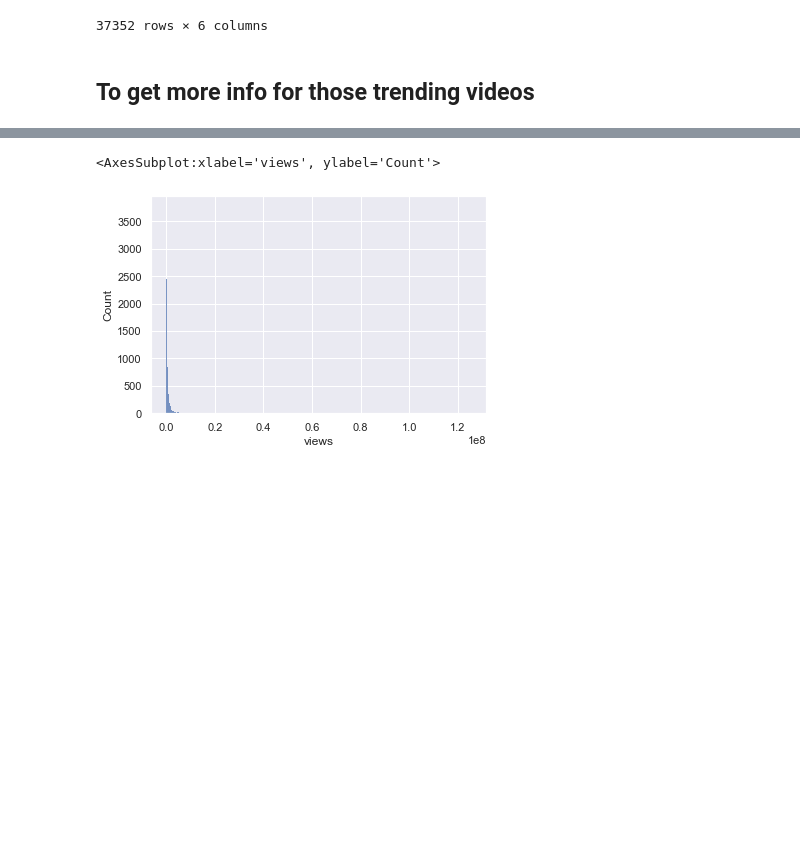
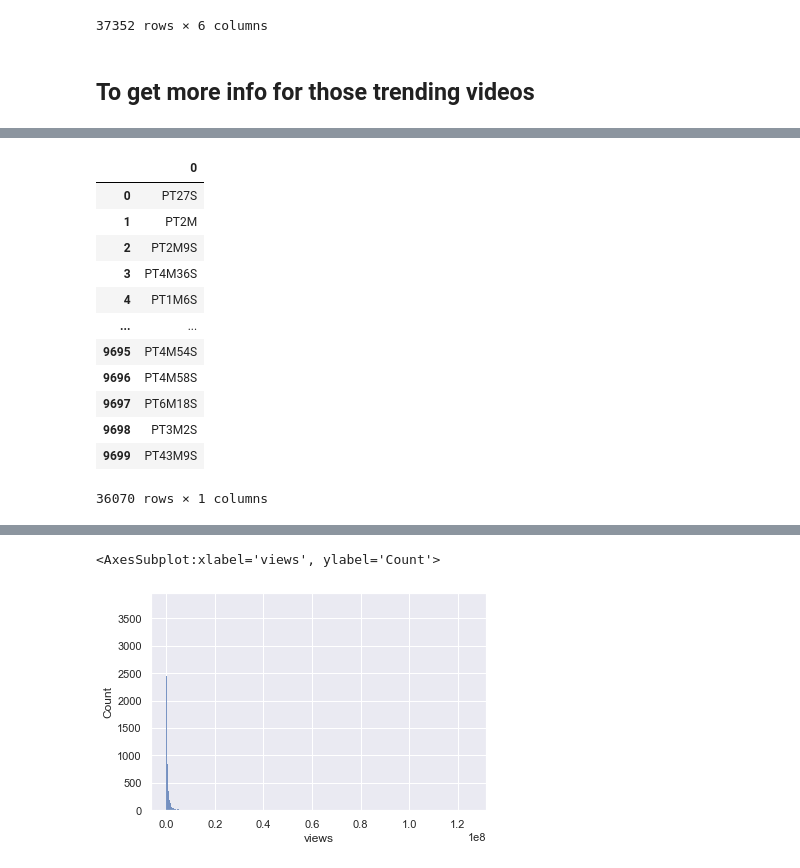
Before and after one commit to Akashram28/Cranklever_Datahack, a Jupyter notebook: Datahack_youtube.ipynb, the cells around one changed output, grey strips where cells are left out. Saved outputs shown, nothing was run; the diff lists cells and outputs as text; code cells hidden in the pictures; blank space fills up the shorter version.

```diff
--- a/Datahack_youtube.ipynb
+++ b/Datahack_youtube.ipynb
@@ -271,0 +269,22 @@ print(len(lis))
+# %%
+d1=pd.DataFrame(l1)
+d3=pd.DataFrame(l2)
+d2=pd.read_csv("C:/Users/ASUS/Downloads/df_17801.csv")
+d1=d1.append(d2)
+d1=d1.append(d3)
+d1.drop(['0','Unnamed: 0'],inplace=True, axis=1)
+d1
+# %% [output]
+|  | 0 |
+| 0 | PT27S |
+| 1 | PT2M |
+| 2 | PT2M9S |
+| 3 | PT4M36S |
+| 4 | PT1M6S |
+| ... | ... |
+| 9695 | PT4M54S |
+| 9696 | PT4M58S |
+| 9697 | PT6M18S |
+| 9698 | PT3M2S |
+| 9699 | PT43M9S |
+36070 rows × 1 columns
```
Also changed, not shown: parts of 16 cells of this notebook.
